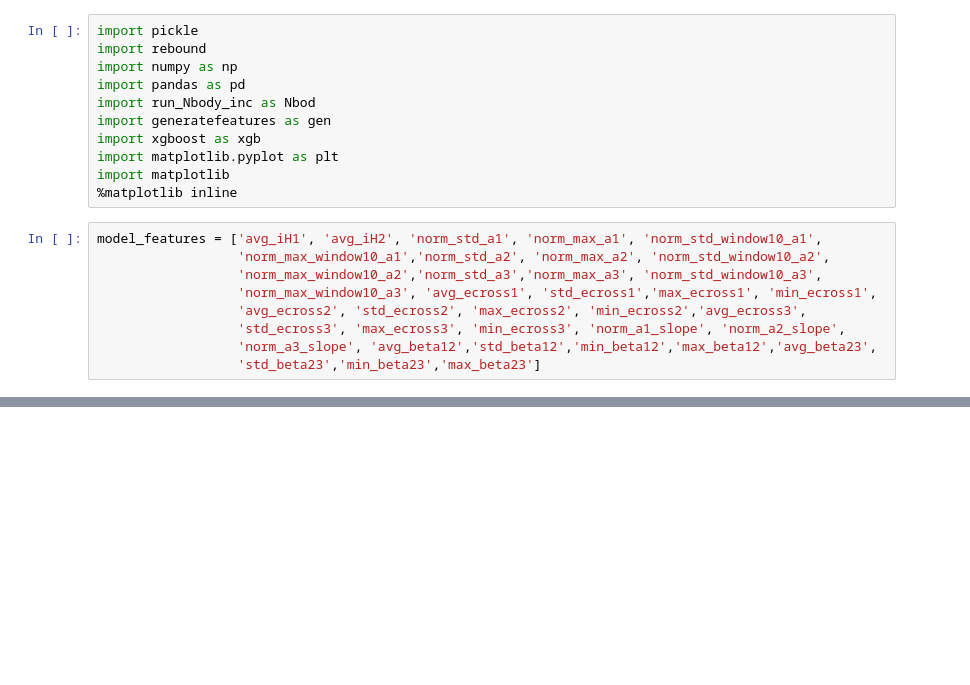
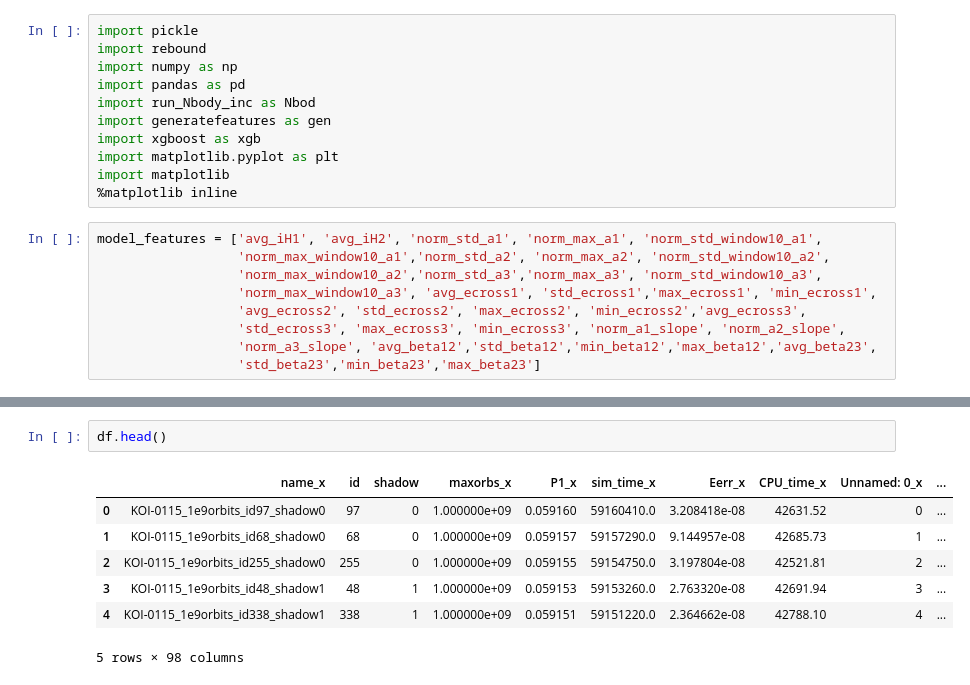
Before and after one commit to afcarl/stability_predict, a Jupyter notebook: predictsystem.ipynb, the cells around one changed output, grey strips where cells are left out. Drawn from its saved outputs; the diff is of its cells as text; blank space fills up the shorter version.

```diff
--- a/predictsystem.ipynb
+++ b/predictsystem.ipynb
@@ -105,0 +161,10 @@ ax2.scatter(plotdata[x][punstablemask], plotdata[y][punstablemask], c=cmap(0.),
+# %%
+df.head()
+# %% [output]
+|  | name_x | id | shadow | maxorbs_x | P1_x | sim_time_x | Eerr_x | CPU_time_x | Unnamed: 0_x | ... |
+| 0 | KOI-0115_1e9orbits_id97_shadow0 | 97 | 0 | 1.000000e+09 | 0.059160 | 59160410.0 | 3.208418e-08 | 42631.52 | 0 | ... |
+| 1 | KOI-0115_1e9orbits_id68_shadow0 | 68 | 0 | 1.000000e+09 | 0.059157 | 59157290.0 | 9.144957e-08 | 42685.73 | 1 | ... |
+| 2 | KOI-0115_1e9orbits_id255_shadow0 | 255 | 0 | 1.000000e+09 | 0.059155 | 59154750.0 | 3.197804e-08 | 42521.81 | 2 | ... |
+| 3 | KOI-0115_1e9orbits_id48_shadow1 | 48 | 1 | 1.000000e+09 | 0.059153 | 59153260.0 | 2.763320e-08 | 42691.94 | 3 | ... |
+| 4 | KOI-0115_1e9orbits_id338_shadow1 | 338 | 1 | 1.000000e+09 | 0.059151 | 59151220.0 | 2.364662e-08 | 42788.10 | 4 | ... |
+5 rows × 98 columns
```
Also changed, not shown: parts of 16 cells of this notebook.
